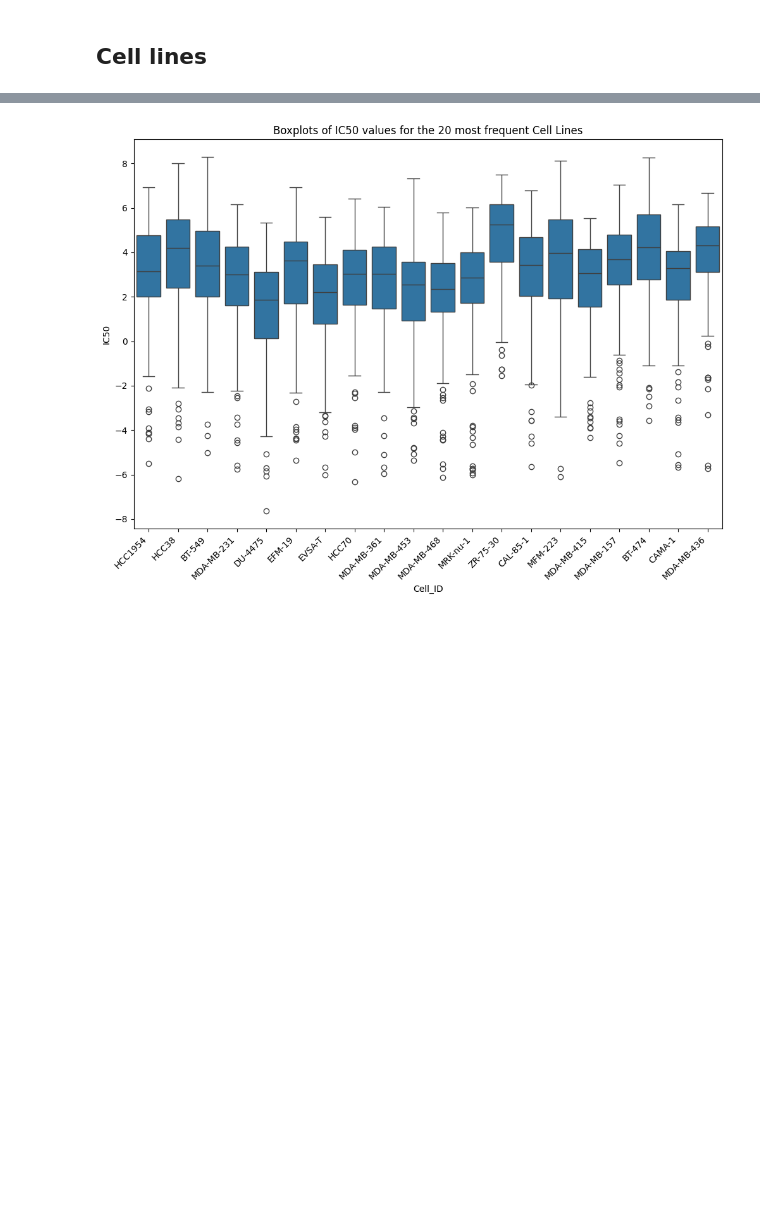
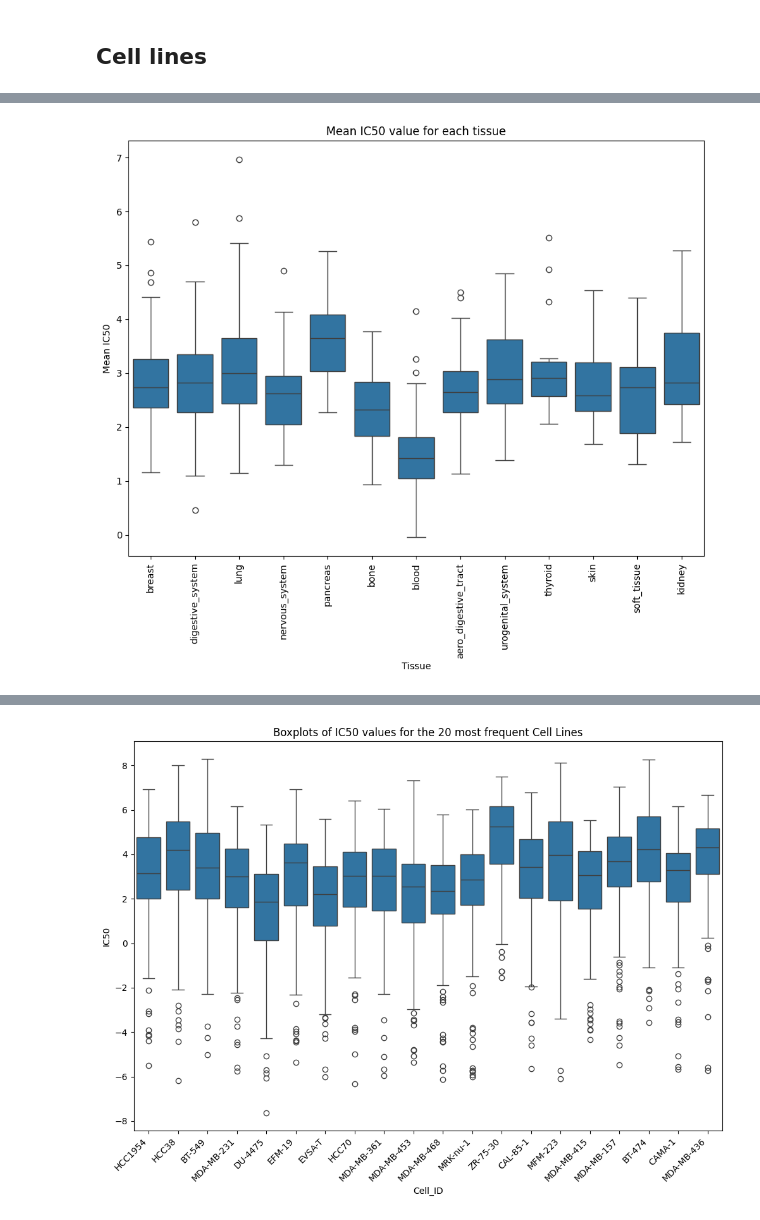
Before and after one commit to paulo-seixal/drug_sensitivity, a Jupyter notebook: exploration.ipynb, the cells around one changed output, grey strips where cells are left out. Drawn from its saved outputs; the diff is of its cells as text; code cells hidden in the pictures; blank space fills up the shorter version.

```diff
--- a/exploration.ipynb
+++ b/exploration.ipynb
@@ -232,3 +232,8 @@ plt.show()
 [figure]
 # %% [markdown]
 ## Cell lines
+# %%
+cell_line_info = pd.read_csv('./data/cell_line_info.csv')
+# %%
+cell_line_info.rename(columns={'Cell line Name': 'Cell Line_ID', ' Tissue':'Tissue'}, inplace=True)
+cell_line_info
@@ -257,0 +281,6 @@ cell_lines.head(20)
+# %%
+cell_lines = cell_lines.merge(cell_line_info, on='Cell Line_ID', how='left')
+# %%
+cell_lines = cell_lines[['Cell Line_ID', 'Cell Line', 'Tissue', 'Tissue sub-type', 'Count', 'Mean_Y', ' Datasets']]
+cell_lines = cell_lines[cell_lines[' Datasets'] != 'GDSC1']
+cell_lines
@@ -257,0 +301,12 @@ cell_lines.head(20)
+# %%
+#boxplot with mean value of mean_y for each tissue
+plt.figure(figsize=(11,8))
+sns.boxplot(x='Tissue', y='Mean_Y', data=cell_lines)
+
+plt.title('Mean IC50 value for each tissue')
+plt.xlabel('Tissue')
+plt.ylabel('Mean IC50')
+plt.xticks(rotation=90)
+plt.show()
+# %% [output]
+[figure, added]
```
Also changed, not shown: parts of 19 cells of this notebook, 1 other file.
